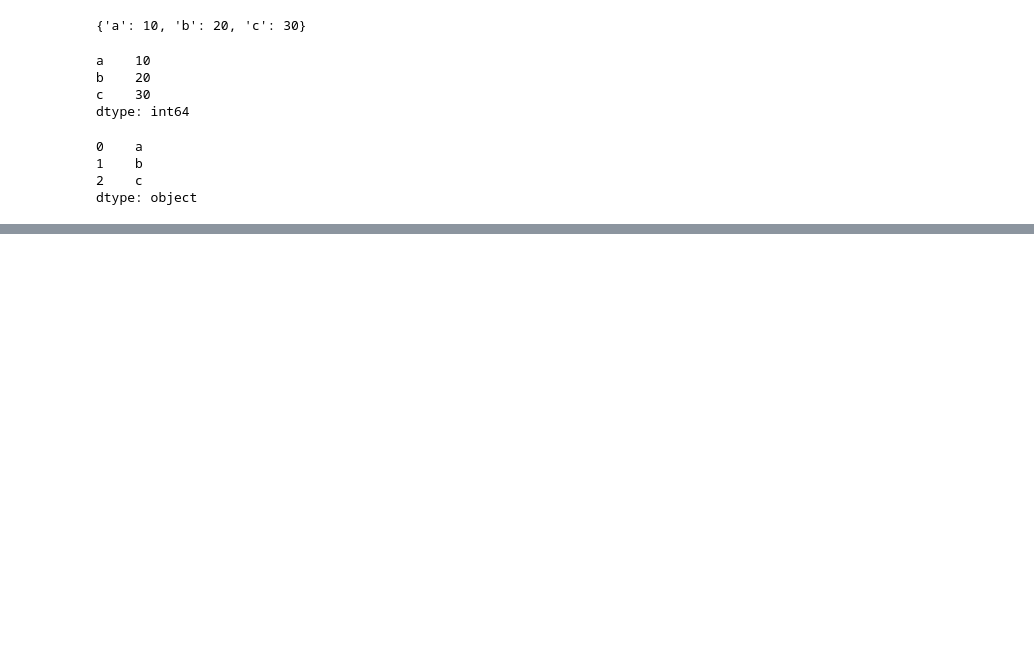
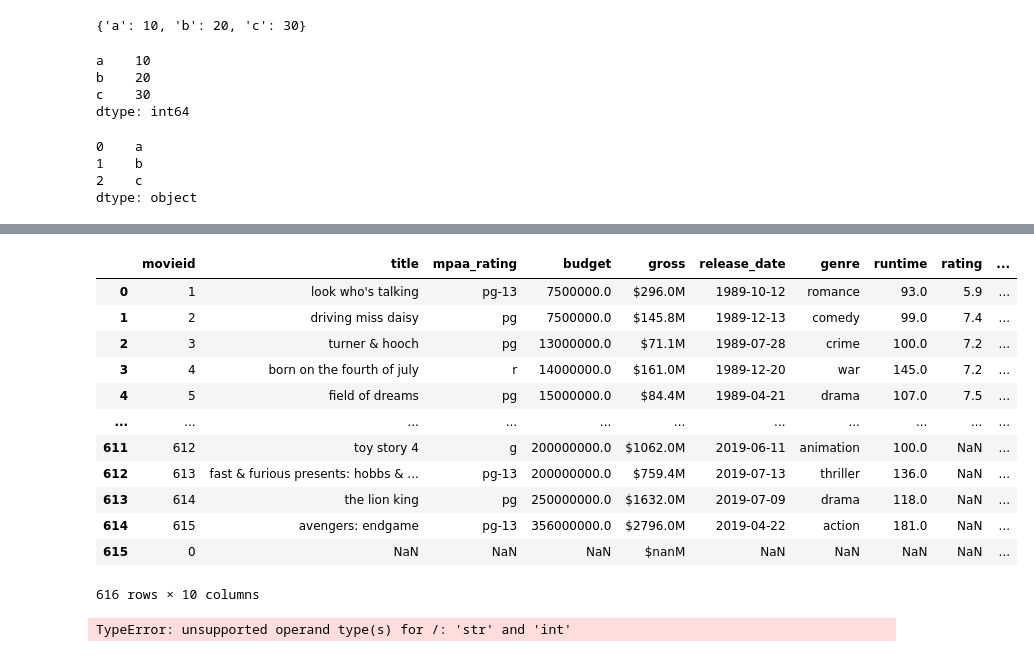
Before and after one commit to gabriela-arlt/Python-Beginner, a Jupyter notebook: pandas_beginners.ipynb, the cells around one changed output, grey strips where cells are left out. Cells and saved outputs as stored; diff of their text form; code cells hidden in the pictures; blank space fills up the shorter version.

```diff
--- a/pandas_beginners.ipynb
+++ b/pandas_beginners.ipynb
@@ -27,0 +162,23 @@ dtype: object
+# %%
+## rename, exchanging space with underscore
+df_nospace = df_without_lower.rename(columns=lambda x: x.replace(' ', '_'))
+df_nospace
+df_final=df_nospace.copy()
+# %%
+# lowercasing the columns
+df_nospace.columns = [x.lower() for x in df_nospace.columns]
+df_nospace
+# %% [output]
+|  | movieid | title | mpaa_rating | budget | gross | release_date | genre | runtime | rating | ... |
+| 0 | 1 | look who's talking | pg-13 | 7500000.0 | $296.0M | 1989-10-12 | romance | 93.0 | 5.9 | ... |
+| 1 | 2 | driving miss daisy | pg | 7500000.0 | $145.8M | 1989-12-13 | comedy | 99.0 | 7.4 | ... |
+| 2 | 3 | turner & hooch | pg | 13000000.0 | $71.1M | 1989-07-28 | crime | 100.0 | 7.2 | ... |
+| 3 | 4 | born on the fourth of july | r | 14000000.0 | $161.0M | 1989-12-20 | war | 145.0 | 7.2 | ... |
+| 4 | 5 | field of dreams | pg | 15000000.0 | $84.4M | 1989-04-21 | drama | 107.0 | 7.5 | ... |
+| ... | ... | ... | ... | ... | ... | ... | ... | ... | ... | ... |
+| 611 | 612 | toy story 4 | g | 200000000.0 | $1062.0M | 2019-06-11 | animation | 100.0 | NaN | ... |
+| 612 | 613 | fast & furious presents: hobbs & ... | pg-13 | 200000000.0 | $759.4M | 2019-07-13 | thriller | 136.0 | NaN | ... |
+| 613 | 614 | the lion king | pg | 250000000.0 | $1632.0M | 2019-07-09 | drama | 118.0 | NaN | ... |
+| 614 | 615 | avengers: endgame | pg-13 | 356000000.0 | $2796.0M | 2019-04-22 | action | 181.0 | NaN | ... |
+| 615 | 0 | NaN | NaN | NaN | $nanM | NaN | NaN | NaN | NaN | ... |
+616 rows × 10 columns
@@ -27,0 +189,4 @@ dtype: object
+# %%
+df_nospace['gross'].apply(format)
+# %% [output]
+TypeError: unsupported operand type(s) for /: 'str' and 'int'
```
Also changed, not shown: parts of 19 cells of this notebook, 1 other file.
